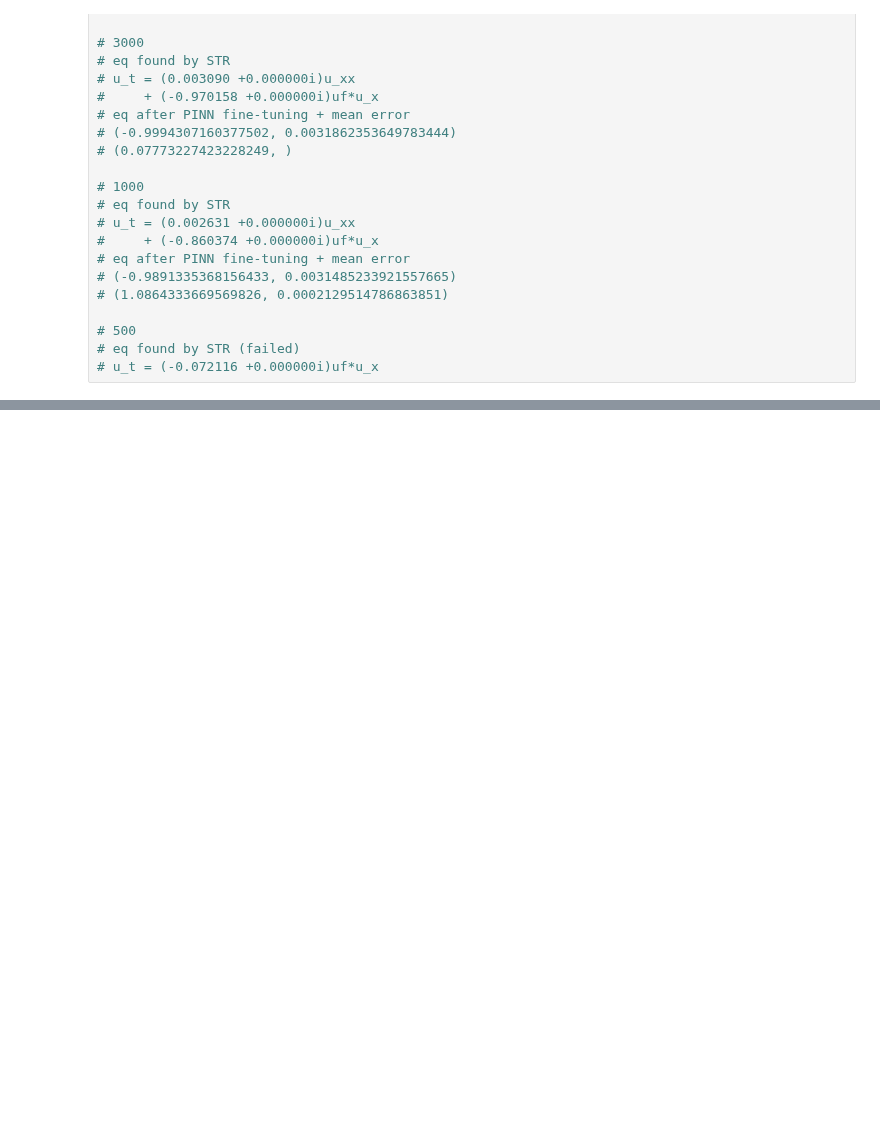
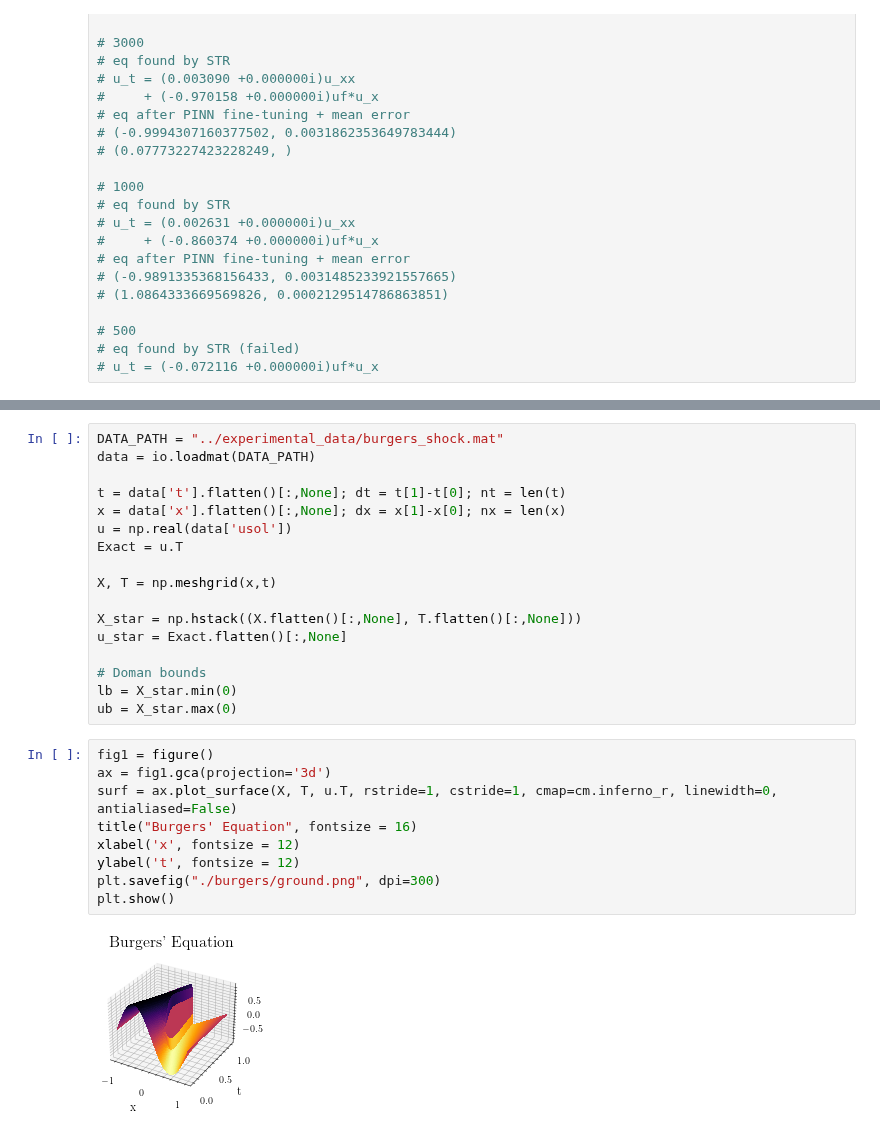
Before and after one commit to Pongpisit-Thanasutives/Multi-task-Physics-informed-neural-networks, a Jupyter notebook: visualization/Making figures.ipynb, the cells around one changed output, grey strips where cells are left out. Drawn from its saved outputs; the diff is of its cells as text; blank space fills up the shorter version.

```diff
--- a/visualization/Making figures.ipynb
+++ b/visualization/Making figures.ipynb
@@ -87,0 +137,28 @@ with plt.style.context(['science']):
+# %%
+DATA_PATH = "../experimental_data/burgers_shock.mat"
+data = io.loadmat(DATA_PATH)
+
+t = data['t'].flatten()[:,None]; dt = t[1]-t[0]; nt = len(t)
+x = data['x'].flatten()[:,None]; dx = x[1]-x[0]; nx = len(x)
+u = np.real(data['usol'])
+Exact = u.T
+
+X, T = np.meshgrid(x,t)
+
+X_star = np.hstack((X.flatten()[:,None], T.flatten()[:,None]))
+u_star = Exact.flatten()[:,None]
+
+# Doman bounds
+lb = X_star.min(0)
+ub = X_star.max(0)
+# %%
+fig1 = figure()
+ax = fig1.gca(projection='3d')
+surf = ax.plot_surface(X, T, u.T, rstride=1, cstride=1, cmap=cm.inferno_r, linewidth=0, antialiased=False)
+title("Burgers' Equation", fontsize = 16)
+xlabel('x', fontsize = 12)
+ylabel('t', fontsize = 12)
+plt.savefig("./burgers/ground.png", dpi=300)
+plt.show()
+# %% [output]
+[figure, added]
```
Also changed, not shown: parts of 2 cells of this notebook, 2 other files.
